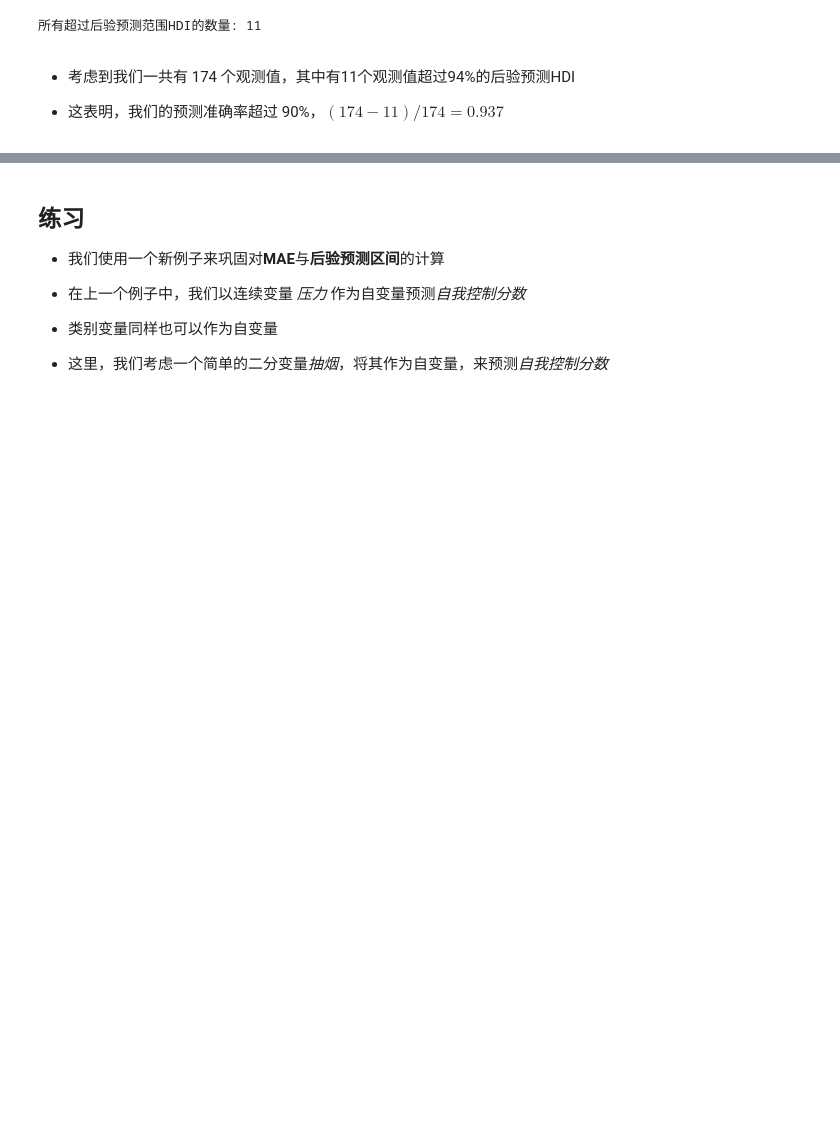
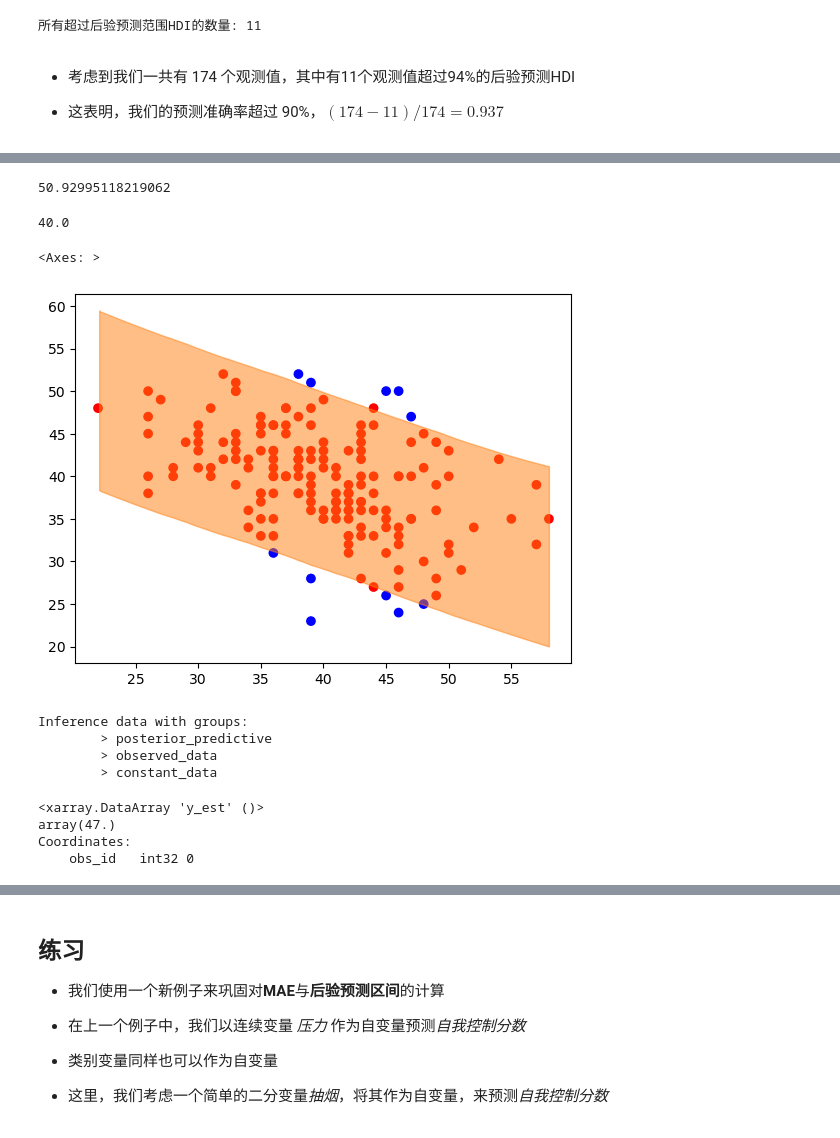
Before and after one commit to Utenna/PyBayesian, a Jupyter notebook: 2023/lin/lec10/lec10_v0.3.ipynb, the cells around one changed output, grey strips where cells are left out. Drawn from its saved outputs; the diff is of its cells as text; code cells hidden in the pictures; blank space fills up the shorter version.

```diff
--- a/2023/lin/lec10/lec10_v0.3.ipynb
+++ b/2023/lin/lec10/lec10_v0.3.ipynb
@@ -658,0 +732,34 @@ print(f"所有超过后验预测范围HDI的数量: {total_number}")
+# %%
+hdi_ppc.y_est.values[0,1]
+# %% [output]
+50.92995118219062
+# %%
+ppc.observed_data["y_est"].values[1]
+# %% [output]
+40.0
+# %%
+hdi_df = az.summary(ppc)
+hdi = hdi_df.reset_index()
+hdi_df["x_obs"] = ppc.constant_data["x"].values
+hdi_df["y_obs"] = ppc.observed_data["y_est"].values
+hdi_df
+colors = np.where((hdi_df["y_obs"] >= hdi_df["hdi_3%"]) & (hdi_df["y_obs"] <= hdi_df["hdi_97%"]), 'red', 'blue')
+plt.scatter(hdi_df["x_obs"], hdi_df["y_obs"], c=colors)
+az.plot_hdi(ppc.constant_data["x"], ppc.posterior_predictive["y_est"])
+# %% [output]
+<Axes: >
+[figure, added]
+# %%
+ppc
+# %% [output]
+Inference data with groups:
+        > posterior_predictive
+        > observed_data
+        > constant_data
+# %%
+ppc.observed_data["y_est"][0]
+# %% [output]
+<xarray.DataArray 'y_est' ()>
+array(47.)
+Coordinates:
+    obs_id   int32 0
```
Also changed, not shown: parts of 22 cells of this notebook, 5 other files.
